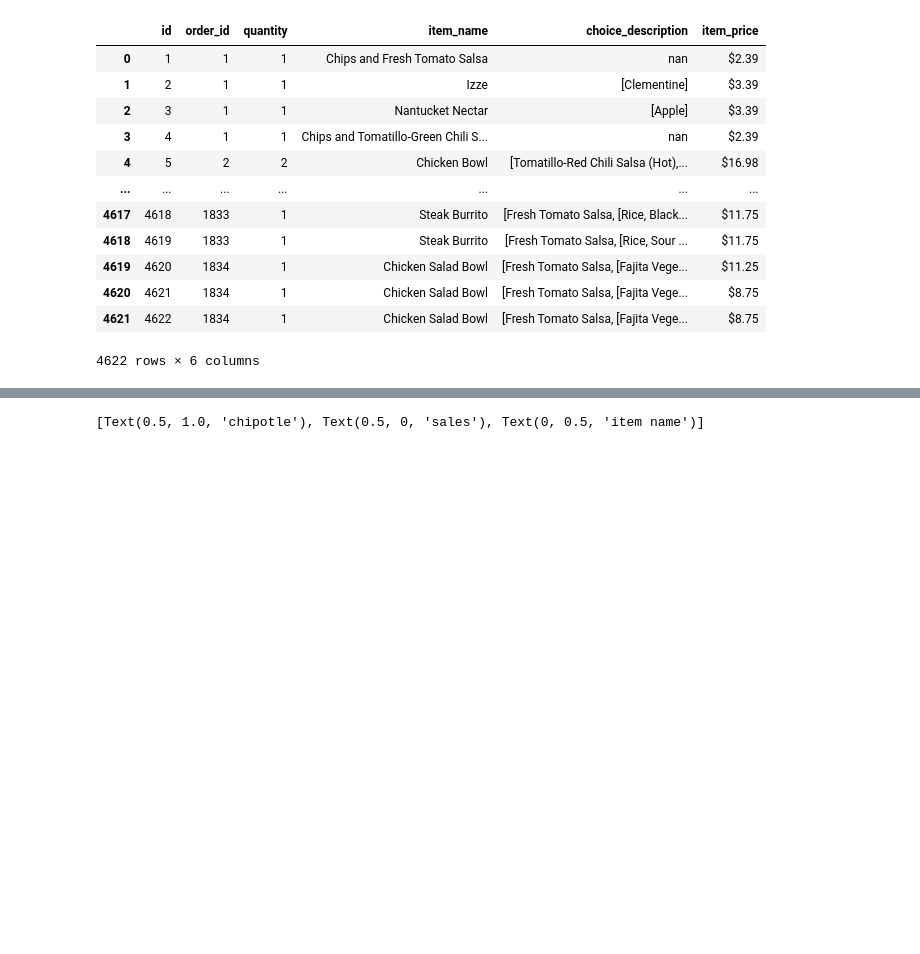
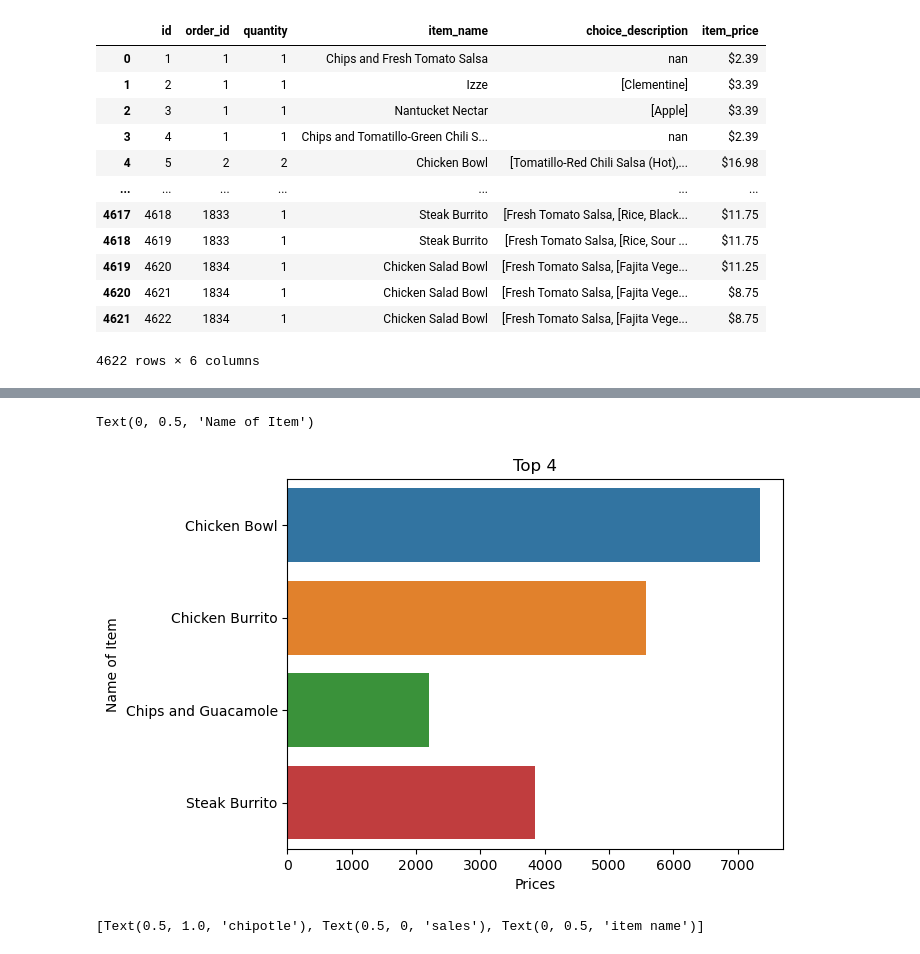
Before and after one commit to jeremiah-toribio/numpy-pandas-visualization-exercises, a Jupyter notebook: seaborn_exercises.ipynb, the cells around one changed output, grey strips where cells are left out. Saved outputs shown, nothing was run; the diff lists cells and outputs as text; code cells hidden in the pictures; blank space fills up the shorter version.

```diff
--- a/seaborn_exercises.ipynb
+++ b/seaborn_exercises.ipynb
@@ -247,4 +270,12 @@ chipotle
 | 4621 | 4622 | 1834 | 1 | Chicken Salad Bowl | [Fresh Tomato Salsa, [Fajita Vege... | $8.75 |
 4622 rows × 6 columns
 # %%
-chipotle['total_price'] = chipotle.item_price.str.strip('$').astype(float)
+chipotle['item_price'] = chipotle.item_price.str.strip('$').astype(float)
+# %%
+top_4 = chipotle.groupby('item_name').quantity.sum().nlargest(4)
+# %%
+all_prices = chipotle.groupby('item_name').item_price.sum()
+# %%
+merged_df = pd.merge(top_4, all_prices, on='item_name',how='inner')
+merged_df= merged_df.reset_index()
+merged_df
@@ -251,3 +288,11 @@ chipotle['total_price'] = chipotle.item_price.str.strip('$').astype(float)
+# %%
+sns.barplot(data=merged_df, x='item_price', y='item_name')
+plt.title('Top 4')
+plt.xlabel('Prices')
+plt.ylabel('Name of Item')
+# %% [output]
+Text(0, 0.5, 'Name of Item')
+[figure, added]
 # %%
 chipotle.groupby('item_name').total_price.sum().sort_values(ascending=False).head(4).plot(kind='barh').set(title='chipotle',
                                                                                                             xlabel='sales',
```
Also changed, not shown: parts of 12 cells of this notebook, 2 other files.
